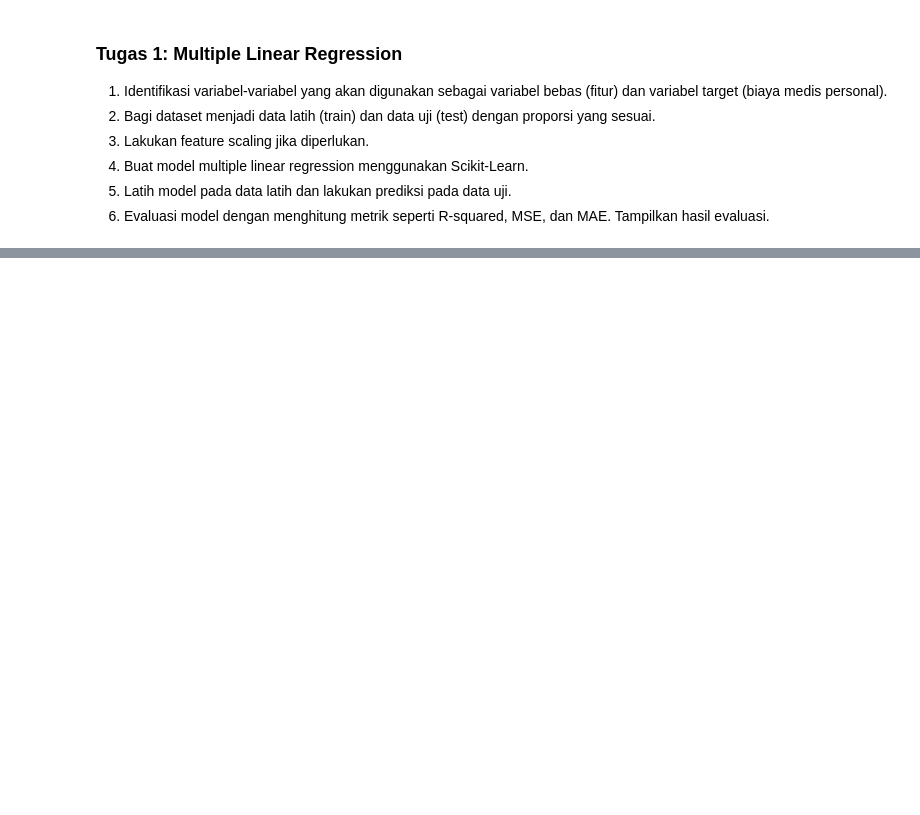
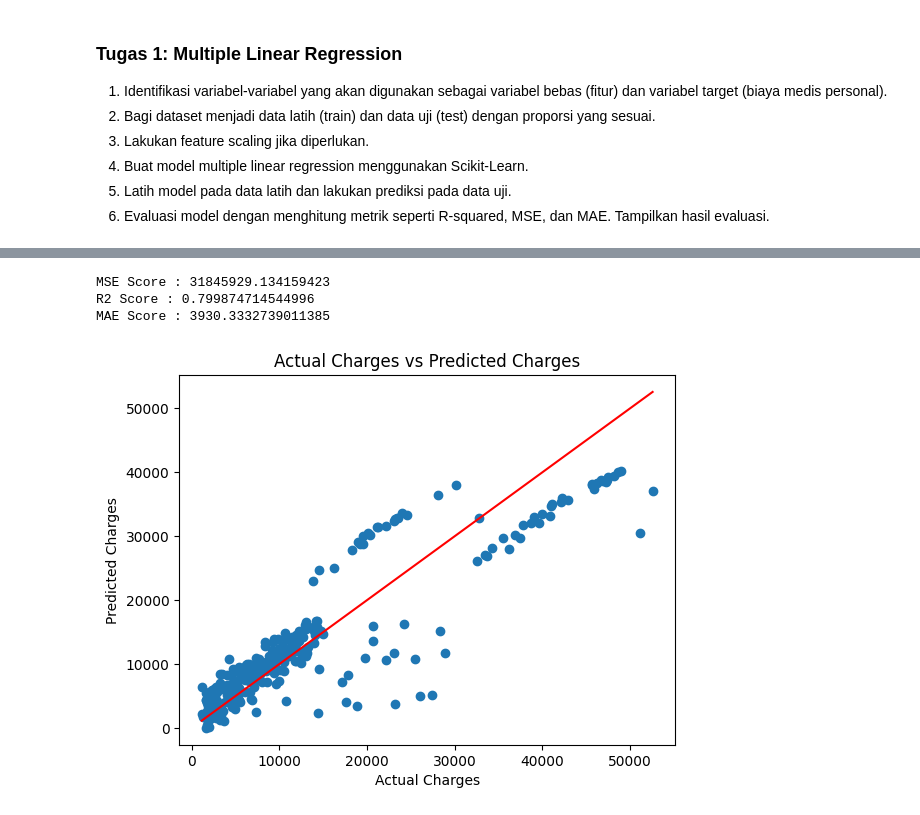
Before and after one commit to Syaroful/syaroful-ml-semester-5, a Jupyter notebook: Week-3/TugasPraktium.ipynb, the cells around one changed output, grey strips where cells are left out. Cells and saved outputs as stored; diff of their text form; code cells hidden in the pictures; blank space fills up the shorter version.

```diff
--- a/Week-3/TugasPraktium.ipynb
+++ b/Week-3/TugasPraktium.ipynb
@@ -57,0 +83,5 @@ memory usage: 73.3+ KB
+# %%
+x = df[['age', 'sex', 'bmi', 'smoker', 'children', 'region']]
+y = df['charges']
+
+x_train, x_test, y_train, y_test = train_test_split(x, y, test_size=0.2, random_state=0)
@@ -57,0 +90,4 @@ memory usage: 73.3+ KB
+# %%
+scaler = StandardScaler()
+x_train_scaled = scaler.fit_transform(x_train)
+x_test_scaled = scaler.transform(x_test)
@@ -57,0 +103,2 @@ memory usage: 73.3+ KB
+# %%
+y_pred = linear_model.predict(x_test_scaled)
@@ -57,0 +107,21 @@ memory usage: 73.3+ KB
+# %%
+mse = mean_squared_error(y_test, y_pred)
+r2_score = r2_score(y_test, y_pred)
+mae = mean_absolute_error(y_test, y_pred)
+
+print(f'MSE Score : {mse}')
+print(f'R2 Score : {r2_score}')
+print(f'MAE Score : {mae}')
+# %% [output]
+MSE Score : 31845929.134159423
+R2 Score : 0.799874714544996
+MAE Score : 3930.3332739011385
+# %%
+plt.scatter(y_test, y_pred)
+plt.plot([y_test.min(), y_test.max()], [y_test.min(), y_test.max()], 'r')
+plt.xlabel('Actual Charges')
+plt.ylabel('Predicted Charges')
+plt.title('Actual Charges vs Predicted Charges')
+plt.show()
+# %% [output]
+[figure, added]
```
Also changed, not shown: parts of 15 cells of this notebook.
